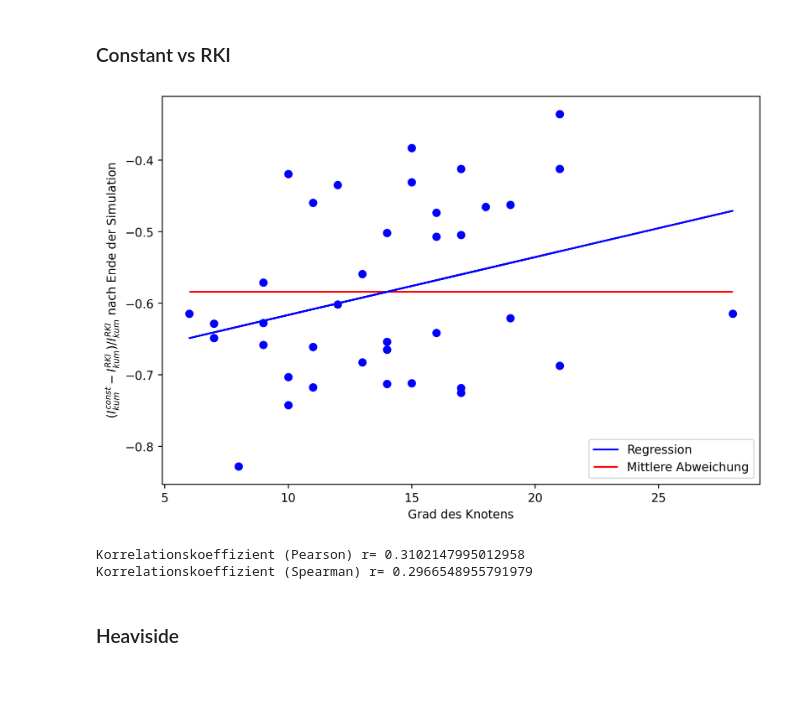
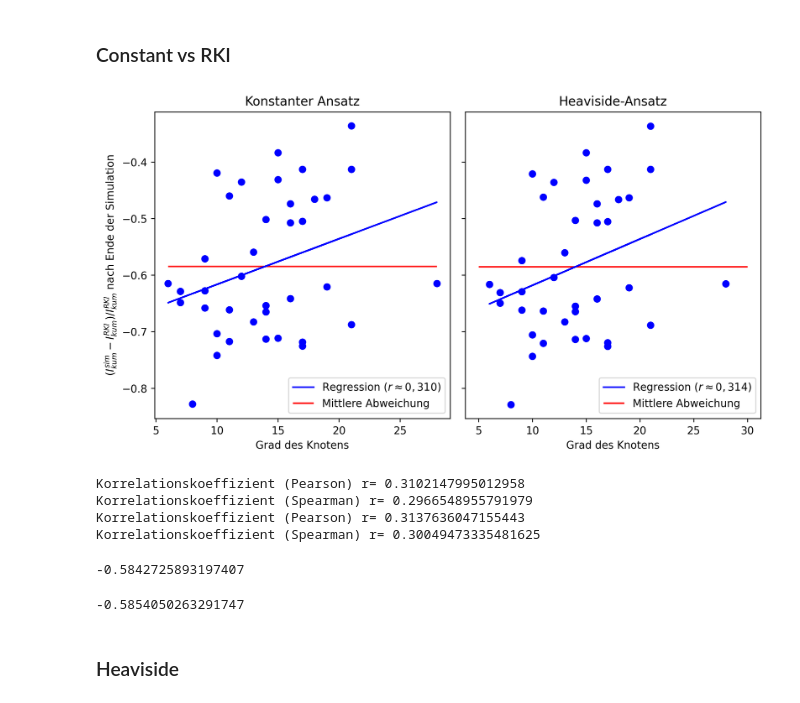
Before and after one commit to torbensun/Modeling-Of-Epidemics-With-Compartmental-And-Network-Models, a Jupyter notebook: Project.ipynb, the cells around one changed output. Drawn from its saved outputs; the diff is of its cells as text; code cells hidden in the pictures.

Commit message:
Additional Improvements To Plots

```diff
--- a/Project.ipynb
+++ b/Project.ipynb
@@ -655,43 +655,85 @@ for i in range(38):
 # %%
 #We are interested in the cumulative amount of infected (1-S) at the end of the observed time interval:
 
 RKI_data = np.load("Internal Data/timeline.npy")
 
 # Compilation
 
 diff_cum_I_final_c = np.zeros(38)
 RKI=np.zeros(38)
 for i in range(38):
     diff_cum_I_final_c[i] = -(1-RKI_data[i][0][-1]) + (1-sol_38.y[i][-1])
     RKI[i] = (1-RKI_data[i][0][-1])
 avg_diff_cum_I_final_c=np.mean(diff_cum_I_final_c/RKI)
 
+# Compilation
+
+diff_cum_I_final_h = np.zeros(38)
+RKI=np.zeros(38)
+for i in range(38):
+    diff_cum_I_final_h[i] = -(1-RKI_data[i][0][-1]) + (1-sol1_38.y[i][-1])
+    RKI[i] = (1-RKI_data[i][0][-1])
+avg_diff_cum_I_final_h=np.mean(diff_cum_I_final_h/RKI)
+
+# Regression
+
+def fh(x, a, b):
+	return a*x+b
+p0 = [0, 0.1]
+fith, errh = opt.curve_fit(fh, degree_dist, diff_cum_I_final_h/RKI, p0)
+
+
 # Regression
 
 def fc(x, a, b):
 	return a*x+b
 p0 = [0, 0.1]
 fitc, errc = opt.curve_fit(fc, degree_dist, diff_cum_I_final_c/RKI, p0)
 
-plt.figure(figsize=(9,6),dpi=250)
-#plt.title("Rel. Abweichung des sim. vom tats. Anteil der kum. Infektionen (1-S) am 01.11.2020, Konstanter Ansatz")
-plt.xlabel('Grad des Knotens')
-plt.ylabel(r"$(I_{kum}^{const}-I_{kum}^{RKI})/I_{kum}^{RKI}$ nach Ende der Simulation")
-plt.scatter(degree_dist,diff_cum_I_final_c/RKI,marker='o',color='blue')
-plt.plot(degree_dist, [fc(d, *fitc) for d in degree_dist], label="Regression",color='blue')
-plt.hlines(avg_diff_cum_I_final_c,6,28,color='red',label='Mittlere Abweichung')
-plt.legend(loc='lower right')
-plt.savefig("Media/Boundaries/Boundaries_38_degree_dist_c.pdf")
+fig_ges, axs=plt.subplots(1,2,figsize=(9,5),dpi=250,sharey=True, tight_layout=True)
+axs[0].set_title("Konstanter Ansatz")
+axs[0].set_xlabel('Grad des Knotens')
+axs[0].set_ylabel(r"$(I_{kum}^{sim}-I_{kum}^{RKI})/I_{kum}^{RKI}$ nach Ende der Simulation")
+axs[0].scatter(degree_dist,diff_cum_I_final_c/RKI,marker='o',color='blue')
+axs[0].plot(degree_dist, [fc(d, *fitc) for d in degree_dist], label=r"Regression ($r\approx0,310$)",color='blue')
+axs[0].hlines(avg_diff_cum_I_final_c,6,28,color='red',label='Mittlere Abweichung')
+axs[0].legend(loc='lower right')
+
+#plt.title("Rel. Abweichung des sim. vom tats. Anteil der kum. Infektionen (1-S) am 01.11.2020, Heaviside-Ansatz")
+axs[1].set_xlabel('Grad des Knotens')
+axs[1].set_title("Heaviside-Ansatz")
+#plt.ylabel(r"$(I_{kum}^{heavi}-I_{kum}^{RKI})/I_{kum}^{RKI}$ nach Ende der Simulation")
+axs[1].scatter(degree_dist,diff_cum_I_final_h/RKI,marker='o',color='blue')
+axs[1].hlines(avg_diff_cum_I_final_h,5,30,color='red',label='Mittlere Abweichung')
+axs[1].plot(degree_dist, [fh(d, *fith) for d in degree_dist], label=r"Regression ($r\approx0,314$)",color='blue')
+axs[1].legend(loc='lower right')
+
+plt.savefig("Media/Boundaries/Boundaries_38_degree_dist_c+h.pdf")
 # %% [output]
-[figure, old version]
+[figure, new version]
 # %%
 from scipy import stats
-r_h_p=stats.pearsonr(degree_dist,diff_cum_I_final_c/RKI)[0]
-r_h_s=stats.spearmanr(degree_dist,diff_cum_I_final_c/RKI)[0]
+r_c_p=stats.pearsonr(degree_dist,diff_cum_I_final_c/RKI)[0]
+r_c_s=stats.spearmanr(degree_dist,diff_cum_I_final_c/RKI)[0]
+print("Korrelationskoeffizient (Pearson) r=",r_c_p)
+print("Korrelationskoeffizient (Spearman) r=",r_c_s)
+
+r_h_p=stats.pearsonr(degree_dist,diff_cum_I_final_h/RKI)[0]
+r_h_s=stats.spearmanr(degree_dist,diff_cum_I_final_h/RKI)[0]
 print("Korrelationskoeffizient (Pearson) r=",r_h_p)
 print("Korrelationskoeffizient (Spearman) r=",r_h_s)
 # %% [output]
 Korrelationskoeffizient (Pearson) r= 0.3102147995012958
 Korrelationskoeffizient (Spearman) r= 0.2966548955791979
+Korrelationskoeffizient (Pearson) r= 0.3137636047155443
+Korrelationskoeffizient (Spearman) r= 0.30049473335481625
+# %%
+avg_diff_cum_I_final_c
+# %% [output]
+-0.5842725893197407
+# %%
+avg_diff_cum_I_final_h
+# %% [output]
+-0.5854050263291747
 # %% [markdown]
 ### Heaviside
```
Also changed, not shown: parts of 2 cells of this notebook, 2 other files.
